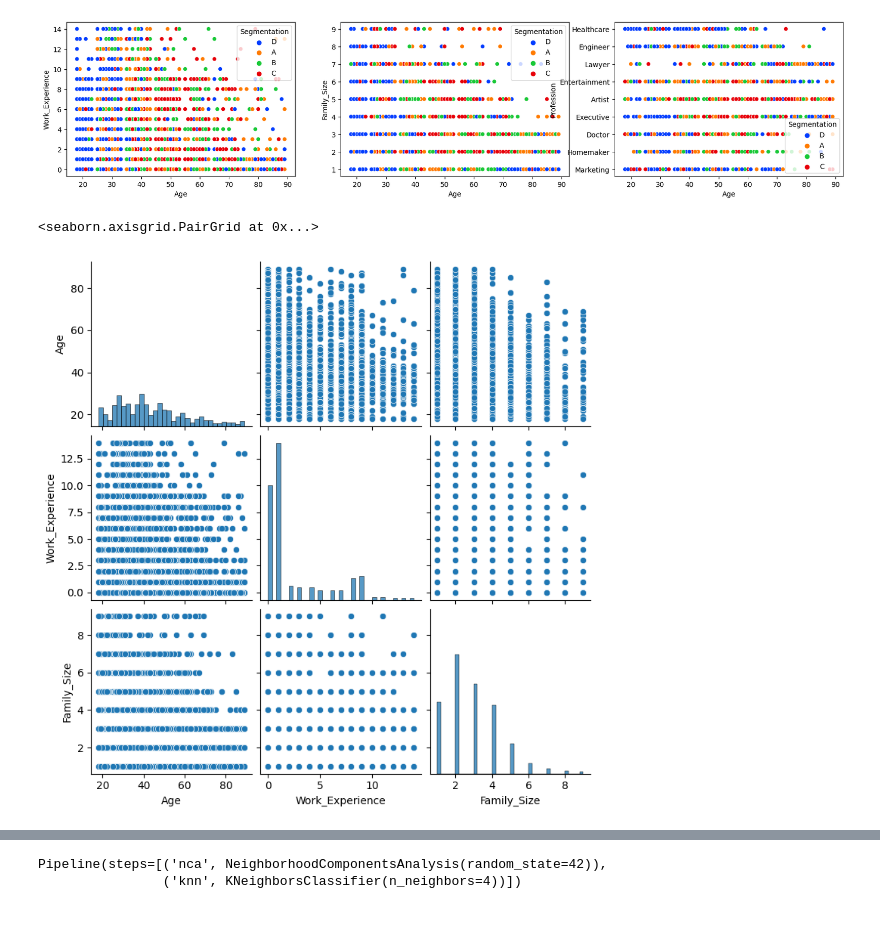
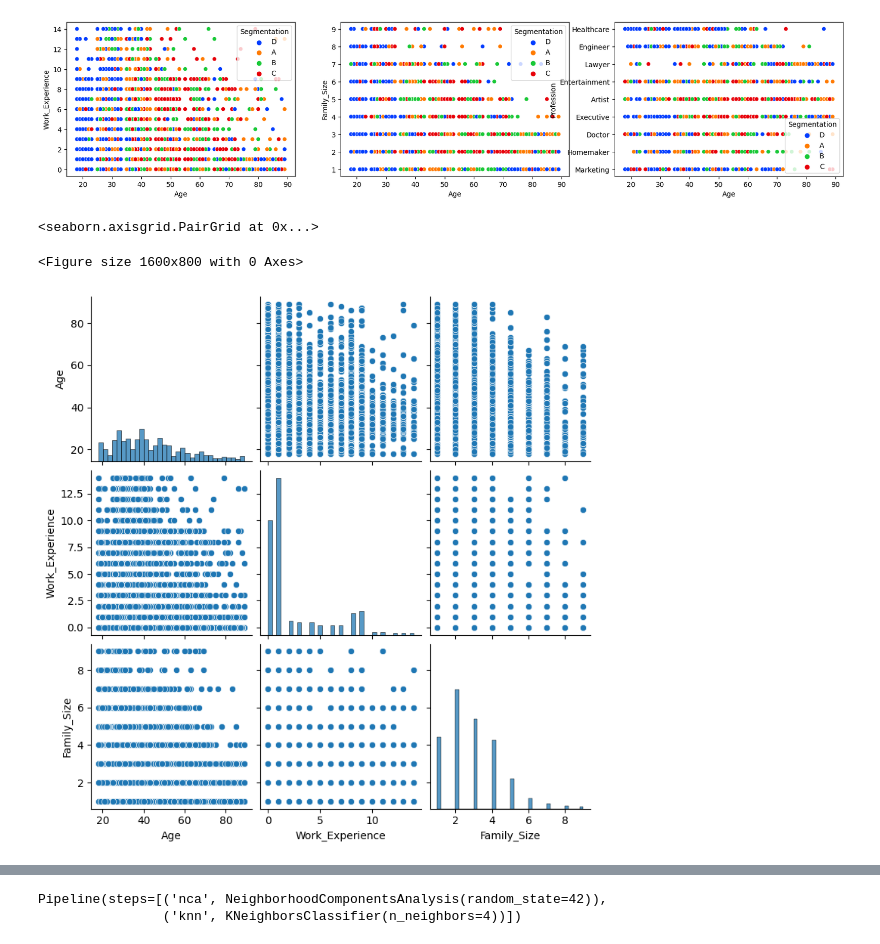
Before and after one commit to JanZmrzly/knn-classification, a Jupyter notebook: knn.ipynb, the cells around one changed output, grey strips where cells are left out. Saved outputs shown, nothing was run; the diff lists cells and outputs as text; code cells hidden in the pictures.

```diff
--- a/knn.ipynb
+++ b/knn.ipynb
@@ -37,9 +37,11 @@ def plot_data():
 plot_data()
 # %% [output]
 [figure]
-# %%
-sns.pairplot(df)
-# %% [output]
-<seaborn.axisgrid.PairGrid at 0x...>
-[figure, removed]
+# %%
+plt.figure(figsize=(16,8))
+sns.pairplot(df)
+# %% [output]
+<seaborn.axisgrid.PairGrid at 0x...>
+<Figure size 1600x800 with 0 Axes>
+[figure, added]
 # %%
```
Also changed, not shown: parts of 8 cells of this notebook, 3 other files.
